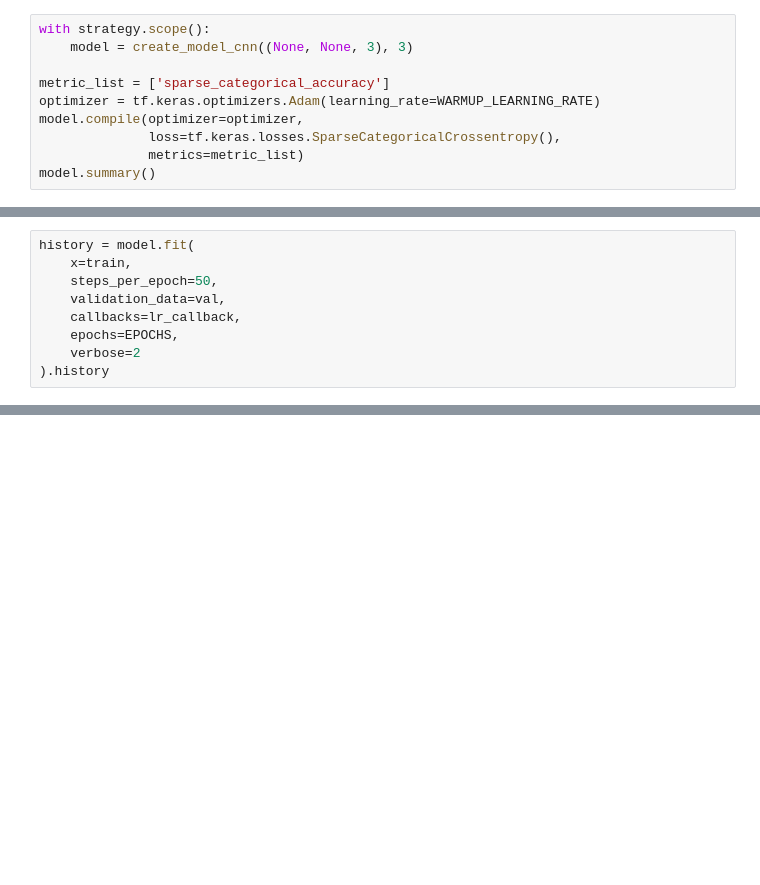
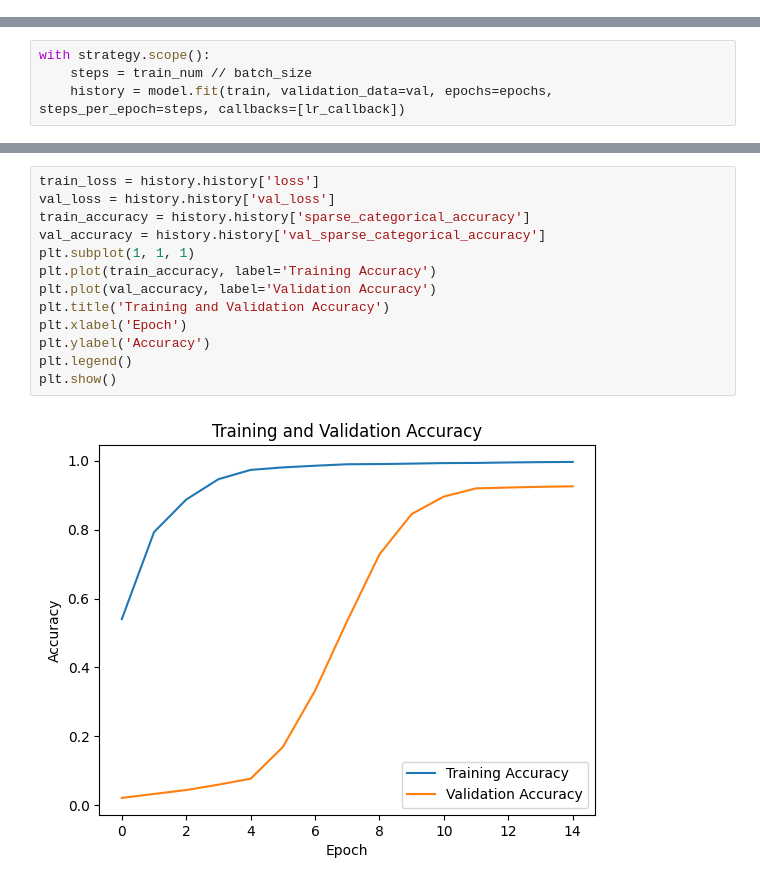
Before and after one commit to RagnarKadai/A5, a Jupyter notebook: flower-classification.ipynb, the cells around one changed output, grey strips where cells are left out. Cells and saved outputs as stored; diff of their text form; blank space fills up the shorter version.

```diff
--- a/flower-classification.ipynb
+++ b/flower-classification.ipynb
@@ -172,10 +232,0 @@ def create_model_fnn(input_shape, n_classes):
-# %%
-with strategy.scope():
-    model = create_model_cnn((None, None, 3), 3)
-
-metric_list = ['sparse_categorical_accuracy']
-optimizer = tf.keras.optimizers.Adam(learning_rate=WARMUP_LEARNING_RATE)
-model.compile(optimizer=optimizer,
-              loss=tf.keras.losses.SparseCategoricalCrossentropy(),
-              metrics=metric_list)
-model.summary()
@@ -200,9 +232,0 @@ _________________________________________________________________
-# %%
-history = model.fit(
-    x=train,
-    steps_per_epoch=50,
-    validation_data=val,
-    callbacks=lr_callback,
-    epochs=EPOCHS,
-    verbose=2
-).history
@@ -255,0 +235,4 @@ plt.show()
+# %%
+with strategy.scope():
+    steps = train_num // batch_size
+    history = model.fit(train, validation_data=val, epochs=epochs, steps_per_epoch=steps, callbacks=[lr_callback])
@@ -255,0 +261,15 @@ plt.show()
+# %%
+train_loss = history.history['loss']
+val_loss = history.history['val_loss']
+train_accuracy = history.history['sparse_categorical_accuracy']
+val_accuracy = history.history['val_sparse_categorical_accuracy']
+plt.subplot(1, 1, 1)
+plt.plot(train_accuracy, label='Training Accuracy')
+plt.plot(val_accuracy, label='Validation Accuracy')
+plt.title('Training and Validation Accuracy')
+plt.xlabel('Epoch')
+plt.ylabel('Accuracy')
+plt.legend()
+plt.show()
+# %% [output]
+[figure, added]
```
Also changed, not shown: parts of 24 cells of this notebook.
